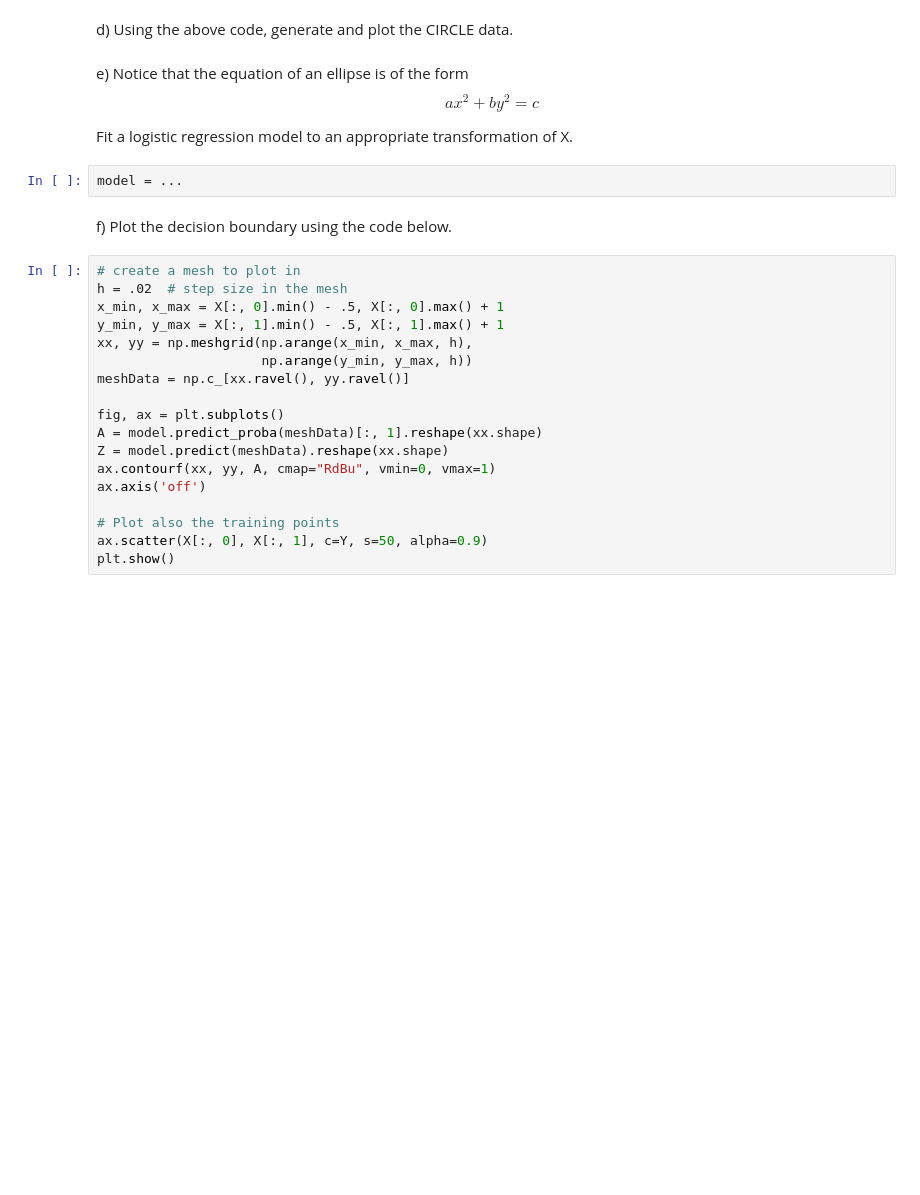
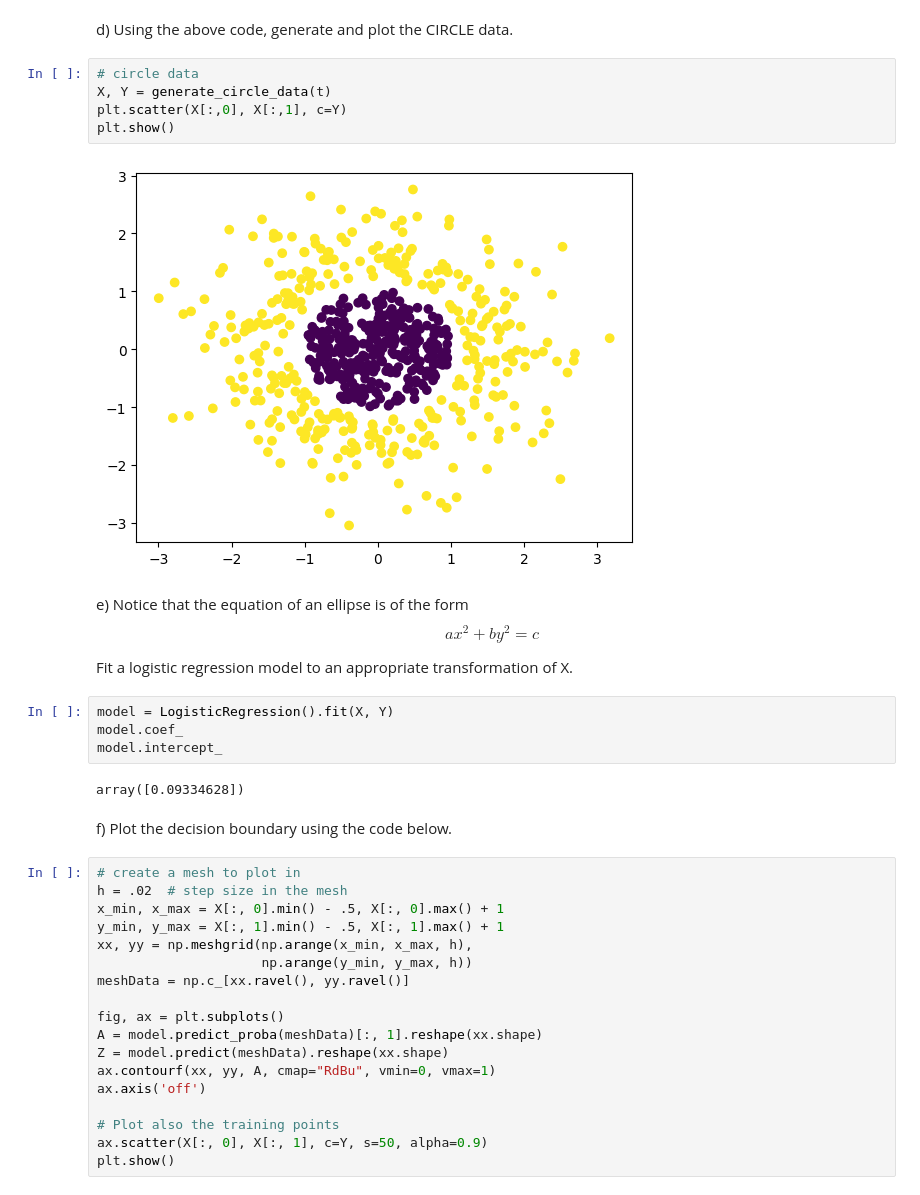
Before and after one commit to lwwlwwl/CS506, a Jupyter notebook: lecture_21/worksheet_21.ipynb, the cells around one changed output. Saved outputs shown, nothing was run; the diff lists cells and outputs as text; blank space fills up the shorter version.

```diff
--- a/lecture_21/worksheet_21.ipynb
+++ b/lecture_21/worksheet_21.ipynb
@@ -71,11 +74,22 @@ c) Using the coefficients, plot the line through the scatter plot you created in
 # %% [markdown]
 d) Using the above code, generate and plot the CIRCLE data.
+# %%
+# circle data
+X, Y = generate_circle_data(t)
+plt.scatter(X[:,0], X[:,1], c=Y)
+plt.show()
+# %% [output]
+[figure, added]
 # %% [markdown]
 e) Notice that the equation of an ellipse is of the form $$ax^2 + by^2 = c$$
 
 Fit a logistic regression model to an appropriate transformation of X.
-# %%
-model = ...
+# %%
+model = LogisticRegression().fit(X, Y)
+model.coef_
+model.intercept_
+# %% [output]
+array([0.09334628])
 # %% [markdown]
 f) Plot the decision boundary using the code below.
 # %%
```
Also changed, not shown: parts of 18 cells of this notebook, 2 other files.
